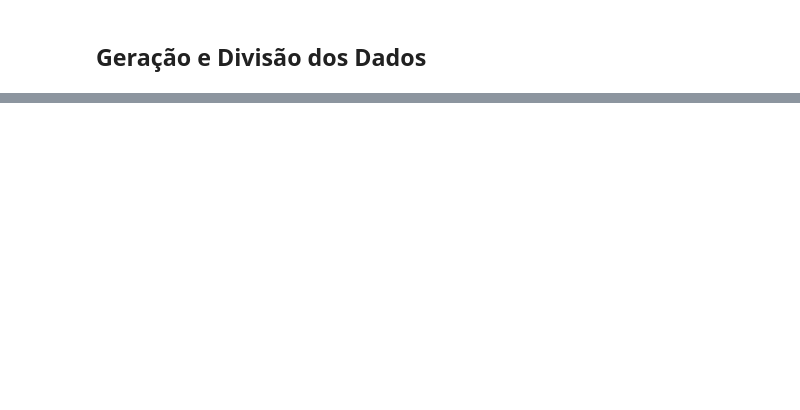
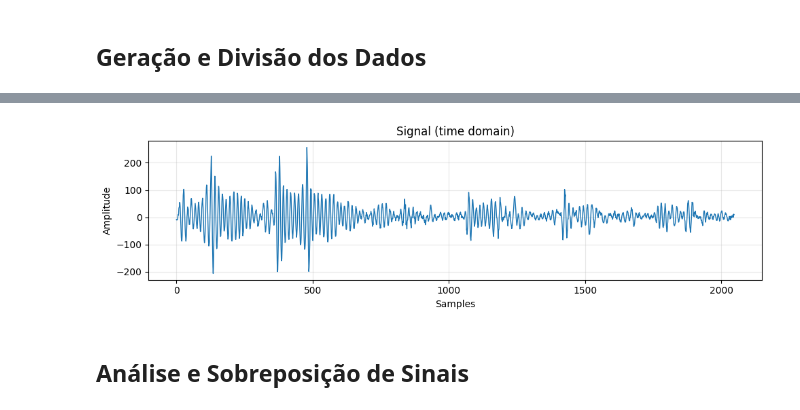
Before and after one commit to rochasantos/CWRU-AutoEncoder-Diagnosis, a Jupyter notebook: uored.ipynb, the cells around one changed output, grey strips where cells are left out. Cells and saved outputs as stored; diff of their text form; code cells hidden in the pictures; blank space fills up the shorter version.

```diff
--- a/uored.ipynb
+++ b/uored.ipynb
@@ -71,0 +171,13 @@ for nr in [1]: #range(1, 10):
+# %%
+# create structure
+for label in ['B', 'I', 'N', 'O']:
+    for mode in ['train', 'test']:
+        for i in range(1, 11):
+            os.makedirs(f'data/processed/uored_aug_only/setup_{i}/{mode}', exist_ok=True)
+# %%
+root_dir = "data/processed/uored_aug_only"
+for i in range(1, 11):
+    for mode in ['train', 'test']:
+        npy_root = f"{root_dir}/setup_{i}/{mode}"   # caminho de entrada
+        out_root = npy_root.replace("processed", "spectrogram")  # saída das imagens
+        np.save
@@ -71,0 +467,34 @@ for nr in [1]: #range(1, 10):
+# %%
+import numpy as np
+import matplotlib.pyplot as plt
+
+def plot_signal_line(x, fs=None, title="Signal (time domain)"):
+    """
+    Plot a 1D signal as a line chart.
+    If fs is provided (>0), x-axis is time [s]; otherwise, sample index.
+    """
+    x = np.asarray(x).squeeze()
+
+    plt.figure(figsize=(10, 3))
+
+    if fs is not None and np.isfinite(fs) and fs > 0:
+        t = np.arange(len(x), dtype=float) / float(fs)
+        plt.plot(t, x, linewidth=1)
+        plt.xlabel("Time [s]")
+    else:
+        plt.plot(x, linewidth=1)
+        plt.xlabel("Samples")
+
+    plt.ylabel("Amplitude")
+    if title:
+        plt.title(title)
+    plt.grid(True, alpha=0.3)
+    plt.tight_layout()
+    plt.show()
+# %%
+x = np.load("data/processed/uored/setup_1/train/B_11_1_0.npy")
+plot_signal_line(x)
+# %% [output]
+[figure, added]
+# %% [markdown]
+## Análise e Sobreposição de Sinais
```
Also changed, not shown: parts of 27 cells of this notebook, 30 other files.
